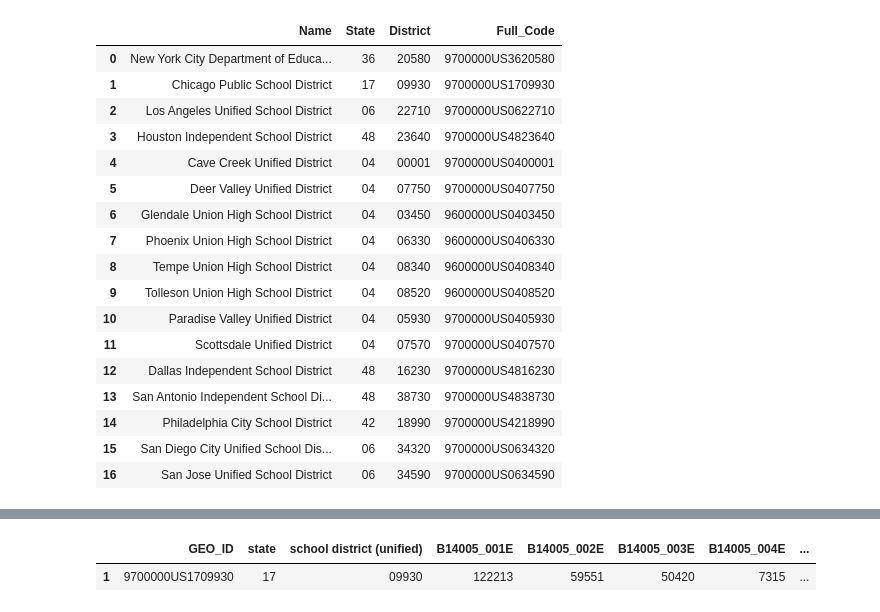
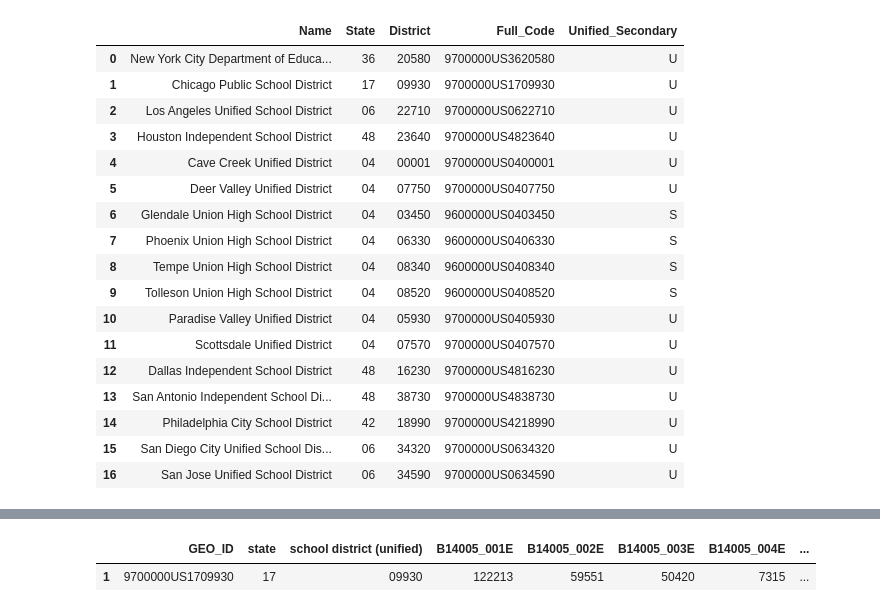
Before and after one commit to eisenba/project-1, a Jupyter notebook: censusdata/CensusData.ipynb, the cells around one changed output, grey strips where cells are left out. Cells and saved outputs as stored; diff of their text form; code cells hidden in the pictures.

```diff
--- a/censusdata/CensusData.ipynb
+++ b/censusdata/CensusData.ipynb
@@ -4,7 +4,7 @@ import pandas as pd
 from config import census_key
 import json
 # %%
-# Creates dataframe of state district codes
+# Creates dataframe of school districts, states, and census codes
 name = ['New York City Department of Education',
         'Chicago Public School District',
         'Los Angeles Unified School District',
@@ -25,49 +25,58 @@ name = ['New York City Department of Education',
        ]
 state = ['36','17','06',
          '48','04','04',
          '04','04','04',
          '04','04','04',
          '48','48','42',
          '06','06'
         ]
 
 district = ['20580','09930','22710',
             '23640','00001','07750',
             '03450','06330','08340',
             '08520','05930','07570',
             '16230','38730','18990',
             '34320', '34590'
            ]
 
 full_code = ['9700000US3620580','9700000US1709930','9700000US0622710',
              '9700000US4823640','9700000US0400001','9700000US0407750',
              '9600000US0403450','9600000US0406330', '9600000US0408340',
              '9600000US0408520','9700000US0405930', '9700000US0407570',
              '9700000US4816230','9700000US4838730','9700000US4218990',
              '9700000US0634320','9700000US0634590'
             ]
 districts_df = pd.DataFrame(name)
 districts_df['State'] = state
 districts_df['District'] = district
 districts_df['Full_Code'] = full_code
 districts_df.columns = ['Name', 'State', 'District', 'Full_Code']
-districts_df
+
+districts_df['Unified_Secondary'] = ['U','U','U',
+                                     'U','U','U',
+                                     'S','S','S',
+                                     'S','U','U',
+                                    'U','U','U',
+                                    'U','U']
+districts_df17 = districts_df
+districts_df18 = districts_df
+districts_df18
 # %% [output]
-|  | Name | State | District | Full_Code |
-| 0 | New York City Department of Educa... | 36 | 20580 | 9700000US3620580 |
-| 1 | Chicago Public School District | 17 | 09930 | 9700000US1709930 |
-| 2 | Los Angeles Unified School District | 06 | 22710 | 9700000US0622710 |
-| 3 | Houston Independent School District | 48 | 23640 | 9700000US4823640 |
-| 4 | Cave Creek Unified District | 04 | 00001 | 9700000US0400001 |
-| 5 | Deer Valley Unified District | 04 | 07750 | 9700000US0407750 |
-| 6 | Glendale Union High School District | 04 | 03450 | 9600000US0403450 |
-| 7 | Phoenix Union High School District | 04 | 06330 | 9600000US0406330 |
-| 8 | Tempe Union High School District | 04 | 08340 | 9600000US0408340 |
-| 9 | Tolleson Union High School District | 04 | 08520 | 9600000US0408520 |
-| 10 | Paradise Valley Unified District | 04 | 05930 | 9700000US0405930 |
-| 11 | Scottsdale Unified District | 04 | 07570 | 9700000US0407570 |
-| 12 | Dallas Independent School District | 48 | 16230 | 9700000US4816230 |
-| 13 | San Antonio Independent School Di... | 48 | 38730 | 9700000US4838730 |
-| 14 | Philadelphia City School District | 42 | 18990 | 9700000US4218990 |
-| 15 | San Diego City Unified School Dis... | 06 | 34320 | 9700000US0634320 |
-| 16 | San Jose Unified School District | 06 | 34590 | 9700000US0634590 |
+|  | Name | State | District | Full_Code | Unified_Secondary |
+| 0 | New York City Department of Educa... | 36 | 20580 | 9700000US3620580 | U |
+| 1 | Chicago Public School District | 17 | 09930 | 9700000US1709930 | U |
+| 2 | Los Angeles Unified School District | 06 | 22710 | 9700000US0622710 | U |
+| 3 | Houston Independent School District | 48 | 23640 | 9700000US4823640 | U |
+| 4 | Cave Creek Unified District | 04 | 00001 | 9700000US0400001 | U |
+| 5 | Deer Valley Unified District | 04 | 07750 | 9700000US0407750 | U |
+| 6 | Glendale Union High School District | 04 | 03450 | 9600000US0403450 | S |
+| 7 | Phoenix Union High School District | 04 | 06330 | 9600000US0406330 | S |
+| 8 | Tempe Union High School District | 04 | 08340 | 9600000US0408340 | S |
+| 9 | Tolleson Union High School District | 04 | 08520 | 9600000US0408520 | S |
+| 10 | Paradise Valley Unified District | 04 | 05930 | 9700000US0405930 | U |
+| 11 | Scottsdale Unified District | 04 | 07570 | 9700000US0407570 | U |
+| 12 | Dallas Independent School District | 48 | 16230 | 9700000US4816230 | U |
+| 13 | San Antonio Independent School Di... | 48 | 38730 | 9700000US4838730 | U |
+| 14 | Philadelphia City School District | 42 | 18990 | 9700000US4218990 | U |
+| 15 | San Diego City Unified School Dis... | 06 | 34320 | 9700000US0634320 | U |
+| 16 | San Jose Unified School District | 06 | 34590 | 9700000US0634590 | U |
```
Also changed, not shown: parts of 3 cells of this notebook.
